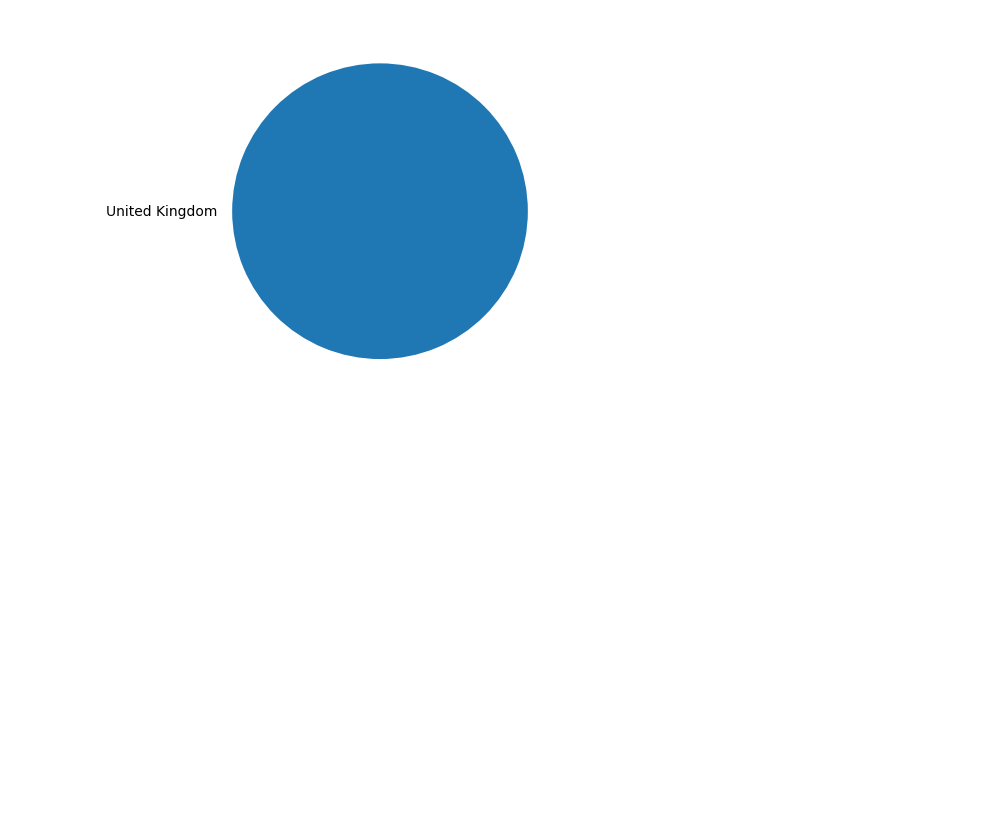
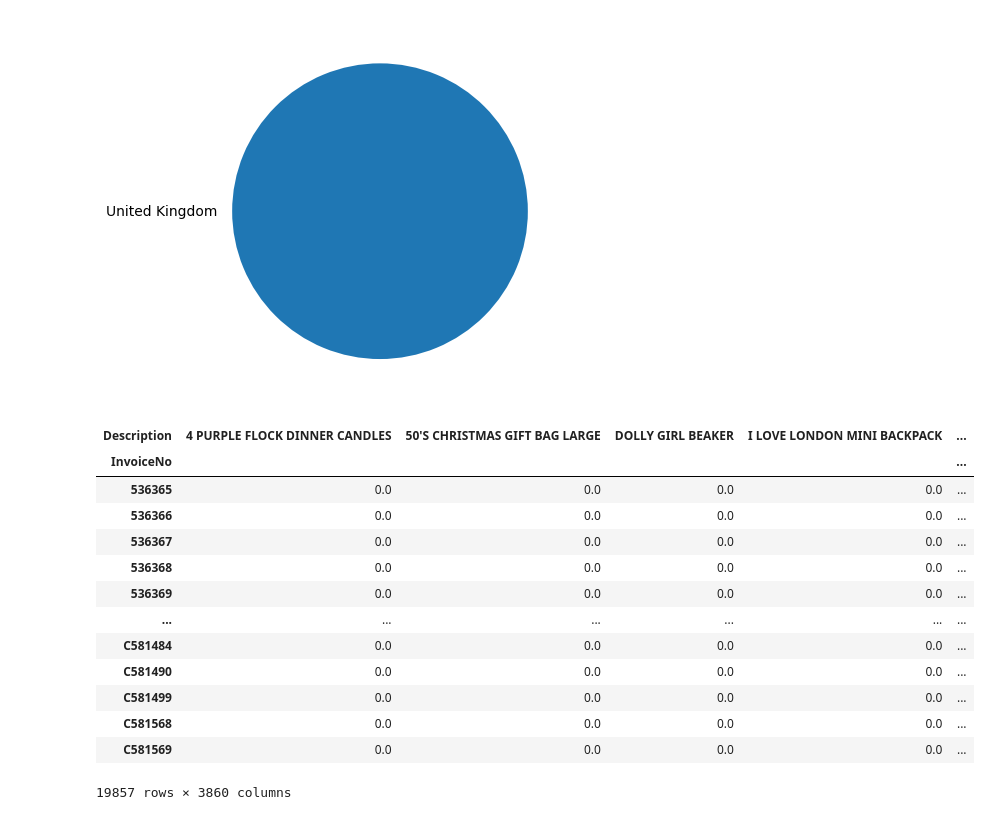
Before and after one commit to seremmartin64-ops/ML, a Jupyter notebook: Market_Basket_Analysis_using_Apriori_Algorithm.ipynb, the cells around one changed output. Drawn from its saved outputs; the diff is of its cells as text; code cells hidden in the pictures; blank space fills up the shorter version.

```diff
--- a/Market_Basket_Analysis_using_Apriori_Algorithm.ipynb
+++ b/Market_Basket_Analysis_using_Apriori_Algorithm.ipynb
@@ -63,3 +97,22 @@ data.groupby("Country").size().plot(kind='pie')
 # %% [output]
 <Axes: >
 [figure]
+# %%
+# Step5: Creating the Basket(Pick Columns for InvoiceNo, Description, Quantity)
+basket = data.groupby(['InvoiceNo', 'Description'])['Quantity'].sum().unstack().reset_index().fillna(0).set_index('InvoiceNo')
+basket
+# %% [output]
+| Description | 4 PURPLE FLOCK DINNER CANDLES | 50'S CHRISTMAS GIFT BAG LARGE | DOLLY GIRL BEAKER | I LOVE LONDON MINI BACKPACK | ... |
+| InvoiceNo |  |  |  |  | ... |
+| 536365 | 0.0 | 0.0 | 0.0 | 0.0 | ... |
+| 536366 | 0.0 | 0.0 | 0.0 | 0.0 | ... |
+| 536367 | 0.0 | 0.0 | 0.0 | 0.0 | ... |
+| 536368 | 0.0 | 0.0 | 0.0 | 0.0 | ... |
+| 536369 | 0.0 | 0.0 | 0.0 | 0.0 | ... |
+| ... | ... | ... | ... | ... | ... |
+| C581484 | 0.0 | 0.0 | 0.0 | 0.0 | ... |
+| C581490 | 0.0 | 0.0 | 0.0 | 0.0 | ... |
+| C581499 | 0.0 | 0.0 | 0.0 | 0.0 | ... |
+| C581568 | 0.0 | 0.0 | 0.0 | 0.0 | ... |
+| C581569 | 0.0 | 0.0 | 0.0 | 0.0 | ... |
+19857 rows × 3860 columns
```
Also changed, not shown: parts of 6 cells of this notebook.
